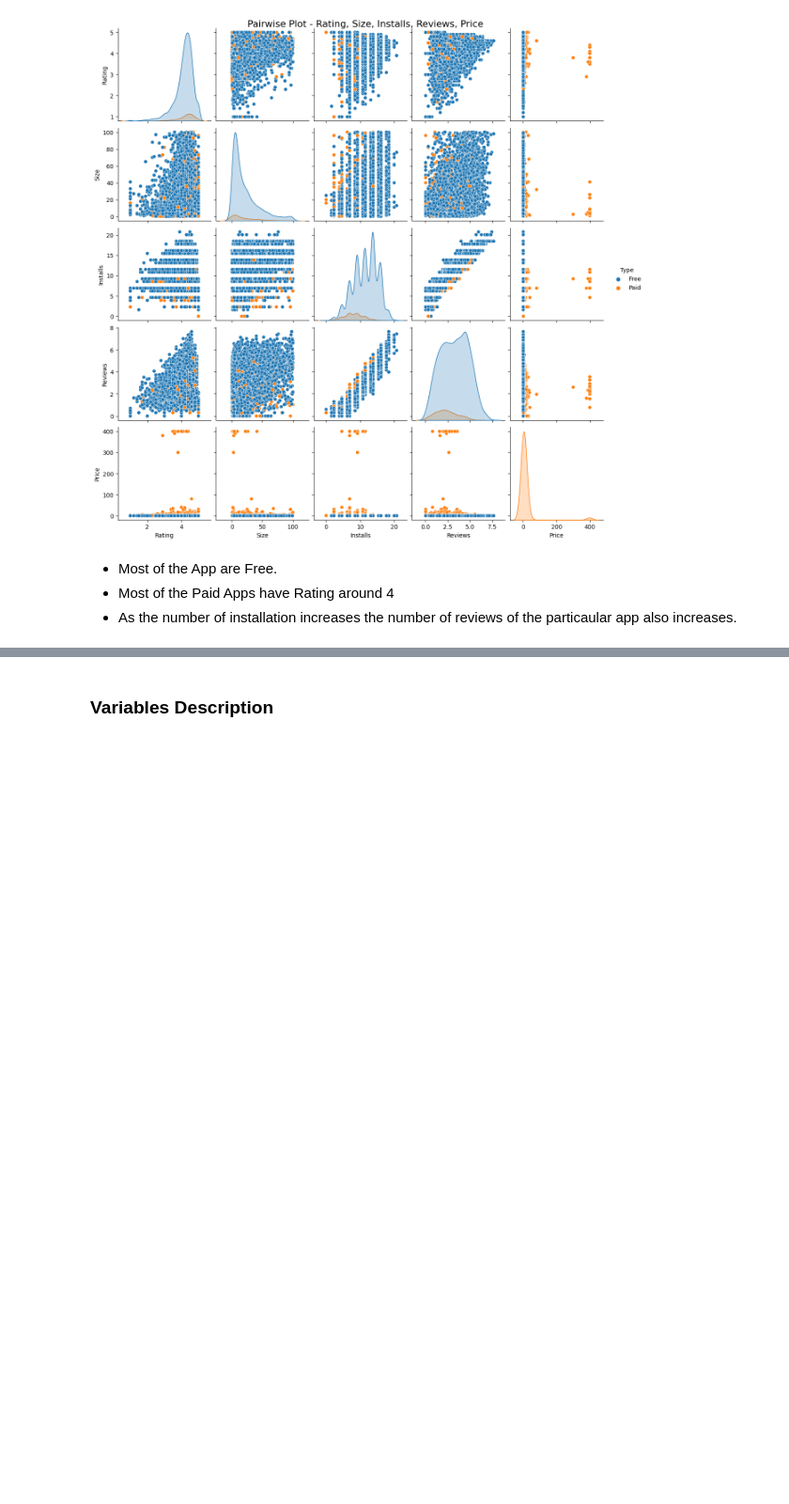
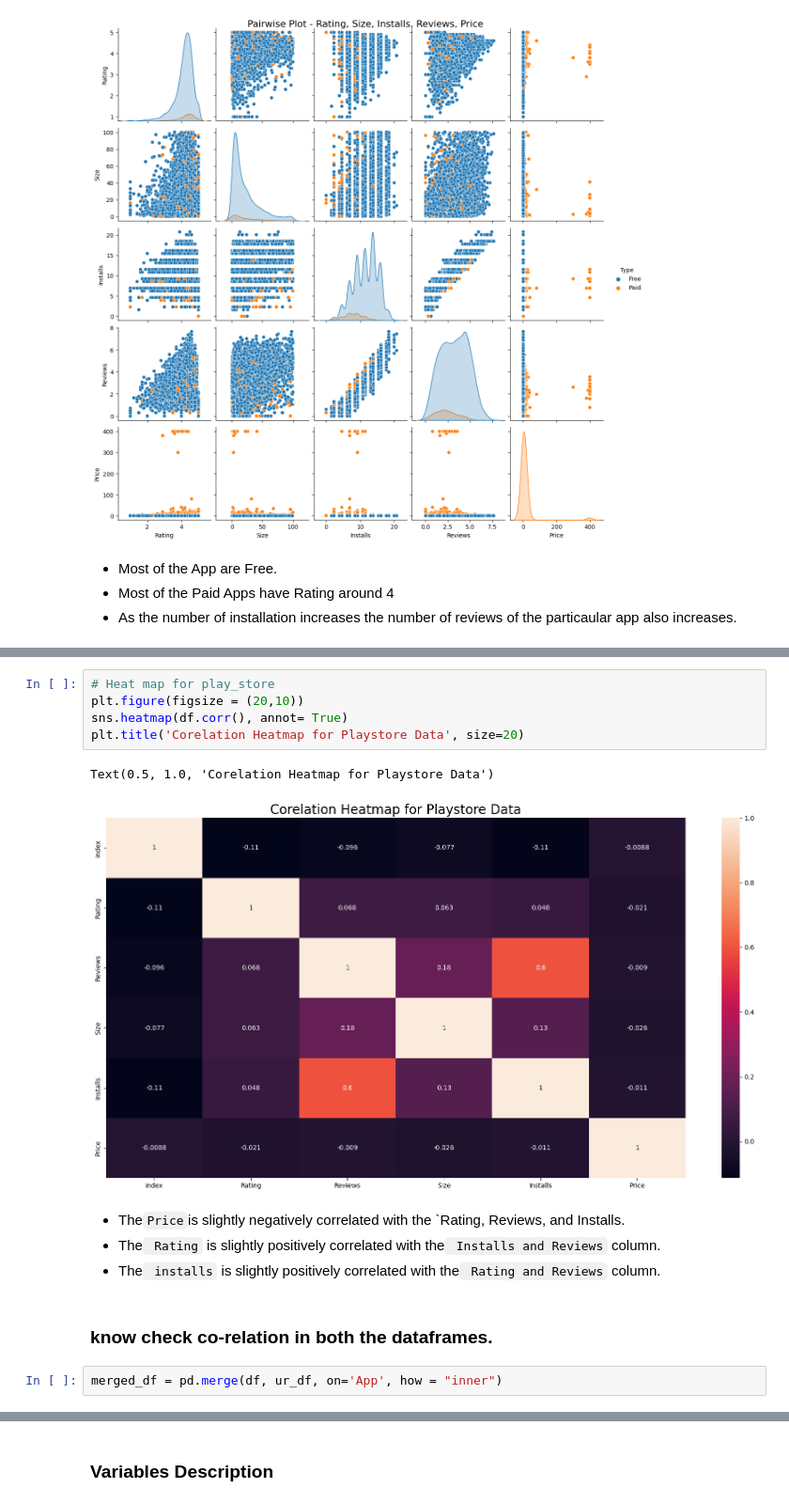
Before and after one commit to chauhan-jaswant/EDA-PROJECT, a Jupyter notebook: Play_Store_App_Review_Analysis.ipynb, the cells around one changed output, grey strips where cells are left out. Shown at 94% size. Cells and saved outputs as stored; diff of their text form; blank space fills up the shorter version.

Commit message:
Exploring User_review data and checking co-relation in both the data frames using heatmap.

```diff
--- a/Play_Store_App_Review_Analysis.ipynb
+++ b/Play_Store_App_Review_Analysis.ipynb
@@ -612,0 +741,18 @@ Text(0.5, 1.0, 'Pairwise Plot - Rating, Size, Installs, Reviews, Price')
+# %%
+# Heat map for play_store
+plt.figure(figsize = (20,10))
+sns.heatmap(df.corr(), annot= True)
+plt.title('Corelation Heatmap for Playstore Data', size=20)
+# %% [output]
+Text(0.5, 1.0, 'Corelation Heatmap for Playstore Data')
+[figure, added]
+# %% [markdown]
+
+
+* The` Price `is slightly negatively correlated with the `Rating, Reviews, and Installs.
+* The` Rating` is slightly positively correlated with the` Installs and Reviews` column.
+* The` installs` is slightly positively correlated with the` Rating and Reviews` column.
+# %% [markdown]
+### **know check co-relation in both the dataframes.**
+# %%
+merged_df = pd.merge(df, ur_df, on='App', how = "inner")
```
Also changed, not shown: parts of 32 cells of this notebook.
